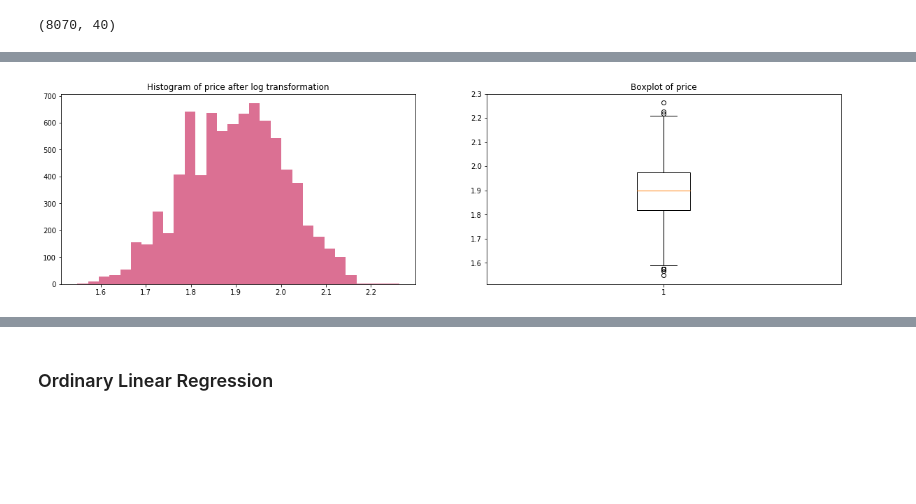
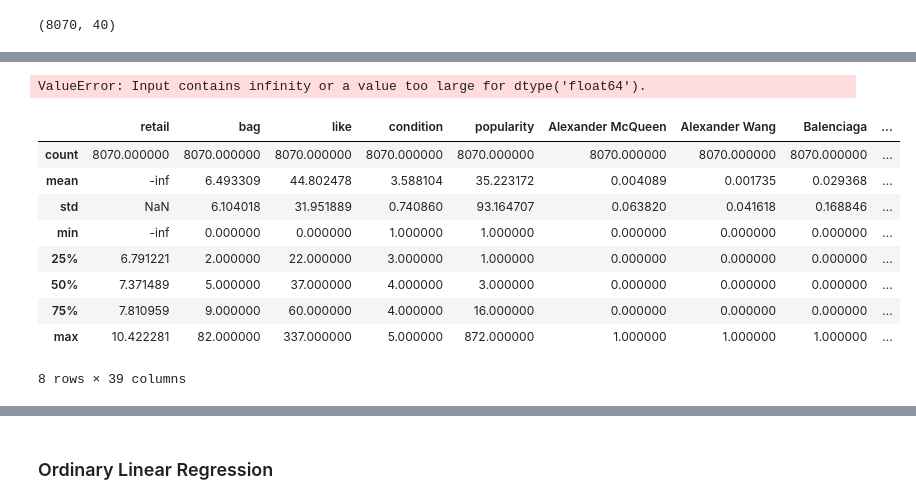
Before and after one commit to dw357/upon, a Jupyter notebook: fashionphile_dw.ipynb, the cells around one changed output, grey strips where cells are left out. Cells and saved outputs as stored; diff of their text form; code cells hidden in the pictures; blank space fills up the shorter version.

```diff
--- a/fashionphile_dw.ipynb
+++ b/fashionphile_dw.ipynb
@@ -319,26 +321,36 @@ df_price_retail_dummy.head()
 x = df_price_retail_dummy.drop(['price'], axis = 1)
 y = df_price_retail_dummy['price']
 
-# log transform price
-y = y.apply(lambda x: math.log(x))
-y_df = pd.DataFrame(y.apply(lambda x: math.log(x)), columns=['price'])
-
-fig, (ax1,ax2) = plt.subplots(1, 2, figsize=(20, 5))
-ax1.hist(y_df['price'], bins=30, color='palevioletred')
-ax2.boxplot(y_df['price'])
-ax1.set_title("Histogram of price after log transformation")
-ax2.set_title("Boxplot of price")
+# fig, (ax1,ax2) = plt.subplots(1, 2, figsize=(20, 5))
+# ax1.hist(y, bins=30, color='palevioletred')
+# ax2.boxplot(y)
+# ax1.set_title("Histogram of price after log transformation")
+# ax2.set_title("Boxplot of price")
+# plt.show()
 
 # standardize
 x_temp = x.values #returns a numpy array
 min_max_scaler = preprocessing.MinMaxScaler()
 x_scaled = min_max_scaler.fit_transform(x_temp)
-x = pd.DataFrame(x_scaled, columns=x.columns.values)
+# x = pd.DataFrame(x_scaled, columns=x.columns.values)
 
-x_train = x[:6000]
-y_train = y[:6000]
+# x_train = x[:6000]
+# y_train = y[:6000]
 
-x_test = x[6000:]
-y_test = y[6000:]
+# x_test = x[6000:]
+# y_test = y[6000:]
 # %% [output]
-[figure, removed]
+ValueError: Input contains infinity or a value too large for dtype('float64').
+# %%
+x.describe()
+# %% [output]
+|  | retail | bag | like | condition | popularity | Alexander McQueen | Alexander Wang | Balenciaga | ... |
+| count | 8070.000000 | 8070.000000 | 8070.000000 | 8070.000000 | 8070.000000 | 8070.000000 | 8070.000000 | 8070.000000 | ... |
+| mean | -inf | 6.493309 | 44.802478 | 3.588104 | 35.223172 | 0.004089 | 0.001735 | 0.029368 | ... |
+| std | NaN | 6.104018 | 31.951889 | 0.740860 | 93.164707 | 0.063820 | 0.041618 | 0.168846 | ... |
+| min | -inf | 0.000000 | 0.000000 | 1.000000 | 1.000000 | 0.000000 | 0.000000 | 0.000000 | ... |
+| 25% | 6.791221 | 2.000000 | 22.000000 | 3.000000 | 1.000000 | 0.000000 | 0.000000 | 0.000000 | ... |
+| 50% | 7.371489 | 5.000000 | 37.000000 | 4.000000 | 3.000000 | 0.000000 | 0.000000 | 0.000000 | ... |
+| 75% | 7.810959 | 9.000000 | 60.000000 | 4.000000 | 16.000000 | 0.000000 | 0.000000 | 0.000000 | ... |
+| max | 10.422281 | 82.000000 | 337.000000 | 5.000000 | 872.000000 | 1.000000 | 1.000000 | 1.000000 | ... |
+8 rows × 39 columns
```
Also changed, not shown: parts of 4 cells of this notebook.
